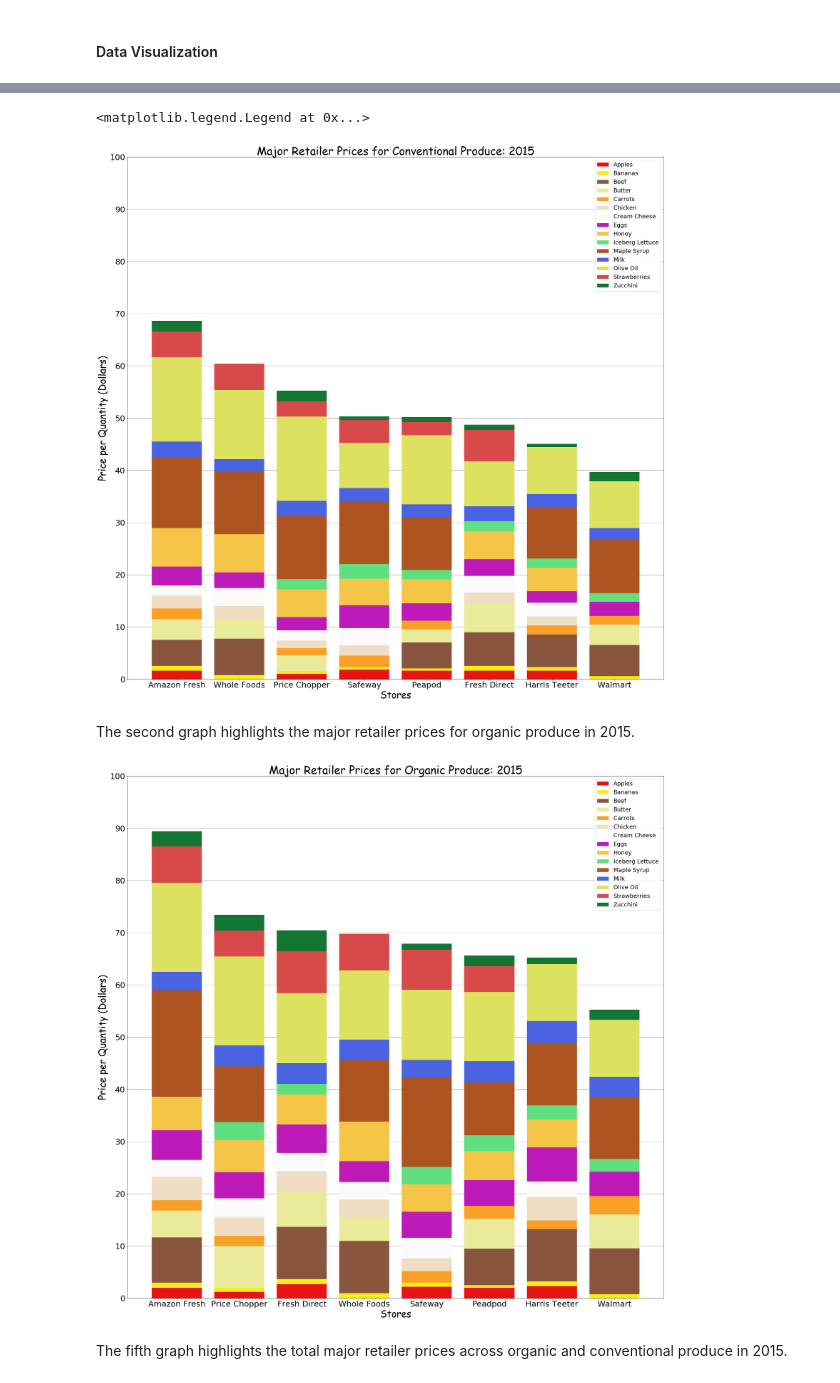
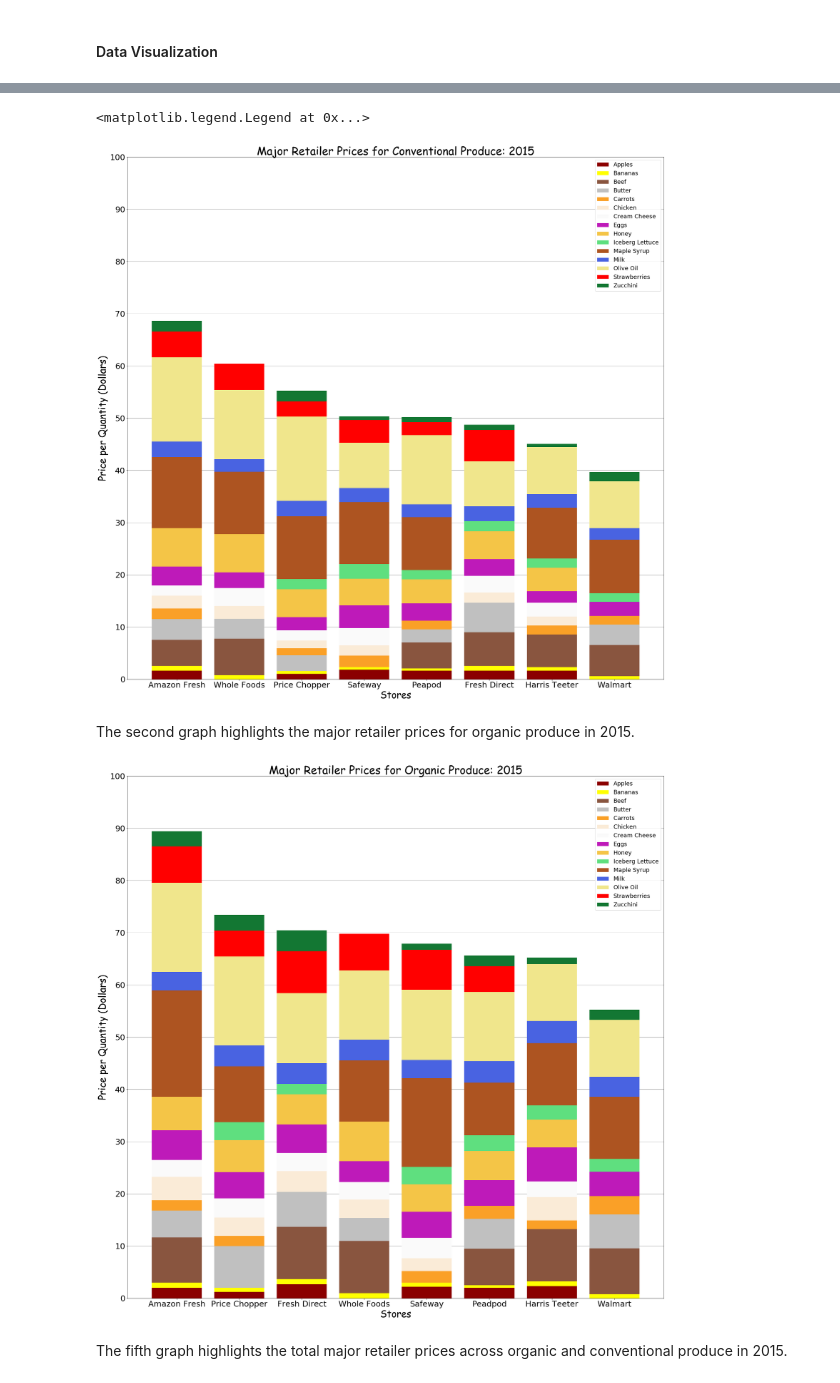
Before and after one commit to alswilli/CMPS-184-Final-Project, a Jupyter notebook: Is Organic Food worth it.ipynb, the cells around one changed output, grey strips where cells are left out. Saved outputs shown, nothing was run; the diff lists cells and outputs as text; code cells hidden in the pictures.

Commit message:
more work done to colors in 4

```diff
--- a/Is Organic Food worth it.ipynb
+++ b/Is Organic Food worth it.ipynb
@@ -1379,20 +1353,20 @@ ax.set_xticklabels(['', 'Amazon Fresh', 'Price Chopper', 'Fresh Direct', 'Whole
 # %%
 stores = ['Amazon Fresh', 'Whole Foods', 'Price Chopper', 'Safeway', 'Peapod', 'Fresh Direct', 'Harris Teeter', 'Walmart']
 
-p1 = plt.bar(stores, applesConvb, color = '#E81313', zorder = 3)
-p2 = plt.bar(stores, bananasConvb, bottom=applesConvb, color = '#F5EE12', zorder = 3)
+p1 = plt.bar(stores, applesConvb, color = '#8B0000', zorder = 3)
+p2 = plt.bar(stores, bananasConvb, bottom=applesConvb, color = '#FFFF00', zorder = 3)
 p3 = plt.bar(stores, beefConvb, bottom=[i+j for i,j in zip(applesConvb, bananasConvb)], color = '#89553F', zorder = 3)
-p4 = plt.bar(stores, butterConvb, bottom=[i+j+k for i,j,k in zip(applesConvb, bananasConvb, beefConvb)], color = '#EAEA9B', zorder = 3)
+p4 = plt.bar(stores, butterConvb, bottom=[i+j+k for i,j,k in zip(applesConvb, bananasConvb, beefConvb)], color = '#C0C0C0', zorder = 3)
 p5 = plt.bar(stores, carrotsConvb, bottom=[i+j+k+l for i,j,k,l in zip(applesConvb, bananasConvb, beefConvb, butterConvb)], color = '#FAA027', zorder = 3)
-p6 = plt.bar(stores, chickenConvb, bottom=[i+j+k+l+m for i,j,k,l,m in zip(applesConvb, bananasConvb, beefConvb, butterConvb, carrotsConvb)], color = '#EFDDC4', zorder = 3)
+p6 = plt.bar(stores, chickenConvb, bottom=[i+j+k+l+m for i,j,k,l,m in zip(applesConvb, bananasConvb, beefConvb, butterConvb, carrotsConvb)], color = '#FAEBD7', zorder = 3)
 p7 = plt.bar(stores, creamCheeseConvb, bottom=[i+j+k+l+m+n for i,j,k,l,m,n in zip(applesConvb, bananasConvb, beefConvb, butterConvb, carrotsConvb, chickenConvb)], color = '#FAFAFA', zorder = 3)
 p8 = plt.bar(stores, eggsConvb, bottom=[i+j+k+l+m+n+o for i,j,k,l,m,n,o in zip(applesConvb, bananasConvb, beefConvb, butterConvb, carrotsConvb, chickenConvb, creamCheeseConvb)], color = '#BE1AB9', zorder = 3)
 p9 = plt.bar(stores, honeyConvb, bottom=[i+j+k+l+m+n+o+p for i,j,k,l,m,n,o,p in zip(applesConvb, bananasConvb, beefConvb, butterConvb, carrotsConvb, chickenConvb, creamCheeseConvb, eggsConvb)], color = '#F4C547', zorder = 3)
 p10 = plt.bar(stores, icebergLettuceConvb, bottom=[i+j+k+l+m+n+o+p+q for i,j,k,l,m,n,o,p,q in zip(applesConvb, bananasConvb, beefConvb, butterConvb, carrotsConvb, chickenConvb, creamCheeseConvb, eggsConvb, honeyConvb)], color = '#5FDF7F', zorder = 3)
 p11 = plt.bar(stores, mapleSyrupConvb, bottom=[i+j+k+l+m+n+o+p+q+r for i,j,k,l,m,n,o,p,q,r in zip(applesConvb, bananasConvb, beefConvb, butterConvb, carrotsConvb, chickenConvb, creamCheeseConvb, eggsConvb, honeyConvb, icebergLettuceConvb)], color = '#AD5421', zorder = 3)
 p12 = plt.bar(stores, milkConvb, bottom=[i+j+k+l+m+n+o+p+q+r+s for i,j,k,l,m,n,o,p,q,r,s in zip(applesConvb, bananasConvb, beefConvb, butterConvb, carrotsConvb, chickenConvb, creamCheeseConvb, eggsConvb, honeyConvb, icebergLettuceConvb, mapleSyrupConvb)], color = '#4963E1', zorder = 3)
-p13 = plt.bar(stores, oliveOilConvb, bottom=[i+j+k+l+m+n+o+p+q+r+s+t for i,j,k,l,m,n,o,p,q,r,s,t in zip(applesConvb, bananasConvb, beefConvb, butterConvb, carrotsConvb, chickenConvb, creamCheeseConvb, eggsConvb, honeyConvb, icebergLettuceConvb, mapleSyrupConvb, milkConvb)], color = '#DDE160', zorder = 3)
-p14 = plt.bar(stores, strawberriesConvb, bottom=[i+j+k+l+m+n+o+p+q+r+s+t+u for i,j,k,l,m,n,o,p,q,r,s,t,u in zip(applesConvb, bananasConvb, beefConvb, butterConvb, carrotsConvb, chickenConvb, creamCheeseConvb, eggsConvb, honeyConvb, icebergLettuceConvb, mapleSyrupConvb, milkConvb, oliveOilConvb)], color = '#D84949', zorder = 3)
+p13 = plt.bar(stores, oliveOilConvb, bottom=[i+j+k+l+m+n+o+p+q+r+s+t for i,j,k,l,m,n,o,p,q,r,s,t in zip(applesConvb, bananasConvb, beefConvb, butterConvb, carrotsConvb, chickenConvb, creamCheeseConvb, eggsConvb, honeyConvb, icebergLettuceConvb, mapleSyrupConvb, milkConvb)], color = '#F0E68C', zorder = 3)
+p14 = plt.bar(stores, strawberriesConvb, bottom=[i+j+k+l+m+n+o+p+q+r+s+t+u for i,j,k,l,m,n,o,p,q,r,s,t,u in zip(applesConvb, bananasConvb, beefConvb, butterConvb, carrotsConvb, chickenConvb, creamCheeseConvb, eggsConvb, honeyConvb, icebergLettuceConvb, mapleSyrupConvb, milkConvb, oliveOilConvb)], color = '#FF0000', zorder = 3)
 p15 = plt.bar(stores, zucchiniConvb, bottom=[i+j+k+l+m+n+o+p+q+r+s+t+u+v for i,j,k,l,m,n,o,p,q,r,s,t,u,v in zip(applesConvb, bananasConvb, beefConvb, butterConvb, carrotsConvb, chickenConvb, creamCheeseConvb, eggsConvb, honeyConvb, icebergLettuceConvb, mapleSyrupConvb, milkConvb, oliveOilConvb, strawberriesConvb)], color = '#137733', zorder = 3)
 
 tens = [0, 10, 20, 30, 40, 50, 60, 70, 80, 90, 100]
@@ -1407,38 +1381,38 @@ plt.legend(produce, loc='best', fontsize=18)
 # plt.rcParams['figure.figsize'] = [30, 30]
 # %% [output]
 <matplotlib.legend.Legend at 0x...>
-[figure, old version]
+[figure, new version]
 # %% [markdown]
 The second graph highlights the major retailer prices for organic produce in 2015.
 # %%
 stores = ['Amazon Fresh', 'Price Chopper', 'Fresh Direct', 'Whole Foods', 'Safeway', 'Peadpod', 'Harris Teeter', 'Walmart']
 
-p1 = plt.bar(stores, applesOrgb, color = '#E81313', zorder = 3)
-p2 = plt.bar(stores, bananasOrgb, bottom=applesOrgb, color = '#F5EE12', zorder = 3)
+p1 = plt.bar(stores, applesOrgb, color = '#8B0000', zorder = 3)
+p2 = plt.bar(stores, bananasOrgb, bottom=applesOrgb, color = '#FFFF00', zorder = 3)
 p3 = plt.bar(stores, beefOrgb, bottom=[i+j for i,j in zip(applesOrgb, bananasOrgb)], color = '#89553F', zorder = 3)
-p4 = plt.bar(stores, butterOrgb, bottom=[i+j+k for i,j,k in zip(applesOrgb, bananasOrgb, beefOrgb)], color = '#EAEA9B', zorder = 3)
+p4 = plt.bar(stores, butterOrgb, bottom=[i+j+k for i,j,k in zip(applesOrgb, bananasOrgb, beefOrgb)], color = '#C0C0C0', zorder = 3)
 p5 = plt.bar(stores, carrotsOrgb, bottom=[i+j+k+l for i,j,k,l in zip(applesOrgb, bananasOrgb, beefOrgb, butterOrgb)], color = '#FAA027', zorder = 3)
-p6 = plt.bar(stores, chickenOrgb, bottom=[i+j+k+l+m for i,j,k,l,m in zip(applesOrgb, bananasOrgb, beefOrgb, butterOrgb, carrotsOrgb)], color = '#EFDDC4', zorder = 3)
+p6 = plt.bar(stores, chickenOrgb, bottom=[i+j+k+l+m for i,j,k,l,m in zip(applesOrgb, bananasOrgb, beefOrgb, butterOrgb, carrotsOrgb)], color = '#FAEBD7', zorder = 3)
 p7 = plt.bar(stores, creamCheeseOrgb, bottom=[i+j+k+l+m+n for i,j,k,l,m,n in zip(applesOrgb, bananasOrgb, beefOrgb, butterOrgb, carrotsOrgb, chickenOrgb)], color = '#FAFAFA', zorder = 3)
 p8 = plt.bar(stores, eggsOrgb, bottom=[i+j+k+l+m+n+o for i,j,k,l,m,n,o in zip(applesOrgb, bananasOrgb, beefOrgb, butterOrgb, carrotsOrgb, chickenOrgb, creamCheeseOrgb)], color = '#BE1AB9', zorder = 3)
 p9 = plt.bar(stores, honeyOrgb, bottom=[i+j+k+l+m+n+o+p for i,j,k,l,m,n,o,p in zip(applesOrgb, bananasOrgb, beefOrgb, butterOrgb, carrotsOrgb, chickenOrgb, creamCheeseOrgb, eggsOrgb)], color = '#F4C547', zorder = 3)
 p10 = plt.bar(stores, icebergLettuceOrgb, bottom=[i+j+k+l+m+n+o+p+q for i,j,k,l,m,n,o,p,q in zip(applesOrgb, bananasOrgb, beefOrgb, butterOrgb, carrotsOrgb, chickenOrgb, creamCheeseOrgb, eggsOrgb, honeyOrgb)], color = '#5FDF7F', zorder = 3)
 p11 = plt.bar(stores, mapleSyrupOrgb, bottom=[i+j+k+l+m+n+o+p+q+r for i,j,k,l,m,n,o,p,q,r in zip(applesOrgb, bananasOrgb, beefOrgb, butterOrgb, carrotsOrgb, chickenOrgb, creamCheeseOrgb, eggsOrgb, honeyOrgb, icebergLettuceOrgb)], color = '#AD5421', zorder = 3)
 p12 = plt.bar(stores, milkOrgb, bottom=[i+j+k+l+m+n+o+p+q+r+s for i,j,k,l,m,n,o,p,q,r,s in zip(applesOrgb, bananasOrgb, beefOrgb, butterOrgb, carrotsOrgb, chickenOrgb, creamCheeseOrgb, eggsOrgb, honeyOrgb, icebergLettuceOrgb, mapleSyrupOrgb)], color = '#4963E1', zorder = 3)
-p13 = plt.bar(stores, oliveOilOrgb, bottom=[i+j+k+l+m+n+o+p+q+r+s+t for i,j,k,l,m,n,o,p,q,r,s,t in zip(applesOrgb, bananasOrgb, beefOrgb, butterOrgb, carrotsOrgb, chickenOrgb, creamCheeseOrgb, eggsOrgb, honeyOrgb, icebergLettuceOrgb, mapleSyrupOrgb, milkOrgb)], color = '#DDE160', zorder = 3)
-p14 = plt.bar(stores, strawberriesOrgb, bottom=[i+j+k+l+m+n+o+p+q+r+s+t+u for i,j,k,l,m,n,o,p,q,r,s,t,u in zip(applesOrgb, bananasOrgb, beefOrgb, butterOrgb, carrotsOrgb, chickenOrgb, creamCheeseOrgb, eggsOrgb, honeyOrgb, icebergLettuceOrgb, mapleSyrupOrgb, milkOrgb, oliveOilOrgb)], color = '#D84949', zorder = 3)
+p13 = plt.bar(stores, oliveOilOrgb, bottom=[i+j+k+l+m+n+o+p+q+r+s+t for i,j,k,l,m,n,o,p,q,r,s,t in zip(applesOrgb, bananasOrgb, beefOrgb, butterOrgb, carrotsOrgb, chickenOrgb, creamCheeseOrgb, eggsOrgb, honeyOrgb, icebergLettuceOrgb, mapleSyrupOrgb, milkOrgb)], color = '#F0E68C', zorder = 3)
+p14 = plt.bar(stores, strawberriesOrgb, bottom=[i+j+k+l+m+n+o+p+q+r+s+t+u for i,j,k,l,m,n,o,p,q,r,s,t,u in zip(applesOrgb, bananasOrgb, beefOrgb, butterOrgb, carrotsOrgb, chickenOrgb, creamCheeseOrgb, eggsOrgb, honeyOrgb, icebergLettuceOrgb, mapleSyrupOrgb, milkOrgb, oliveOilOrgb)], color = '#FF0000', zorder = 3)
 p15 = plt.bar(stores, zucchiniOrgb, bottom=[i+j+k+l+m+n+o+p+q+r+s+t+u+v for i,j,k,l,m,n,o,p,q,r,s,t,u,v in zip(applesOrgb, bananasOrgb, beefOrgb, butterOrgb, carrotsOrgb, chickenOrgb, creamCheeseOrgb, eggsOrgb, honeyOrgb, icebergLettuceOrgb, mapleSyrupOrgb, milkOrgb, oliveOilOrgb, strawberriesOrgb)], color = '#137733', zorder = 3)
 
 plt.xlabel("Stores", fontname='Comic Sans MS', fontsize=30)
 plt.ylabel("Price per Quantity (Dollars)", fontname='Comic Sans MS', fontsize=30)
 plt.xticks(fontsize=25)
 plt.yticks(tens, fontsize=25)
 plt.grid(axis='y', alpha = 0.4, color = 'black', zorder = 3)
 plt.title('Major Retailer Prices for Organic Produce: 2015', fontname='Comic Sans MS', fontsize=35)
 plt.legend(produce, loc='best', fontsize=18)
 plt.rcParams['figure.figsize'] = [30, 30]
 # %% [output]
-[figure, old version]
+[figure, new version]
 # %% [markdown]
 The fifth graph highlights the total major retailer prices across organic and conventional produce in 2015.
 # %%
```
Also changed, not shown: parts of 6 cells of this notebook.
